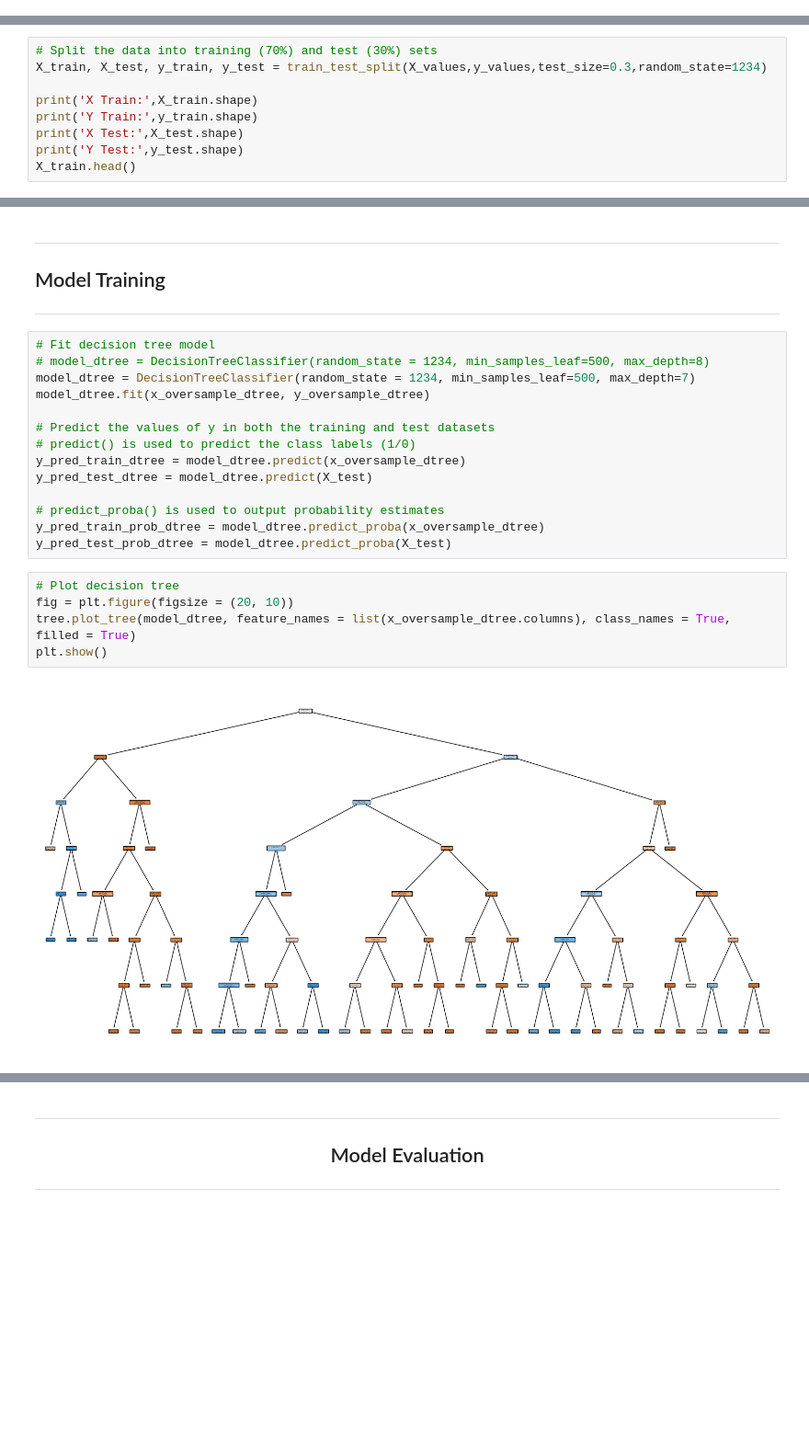
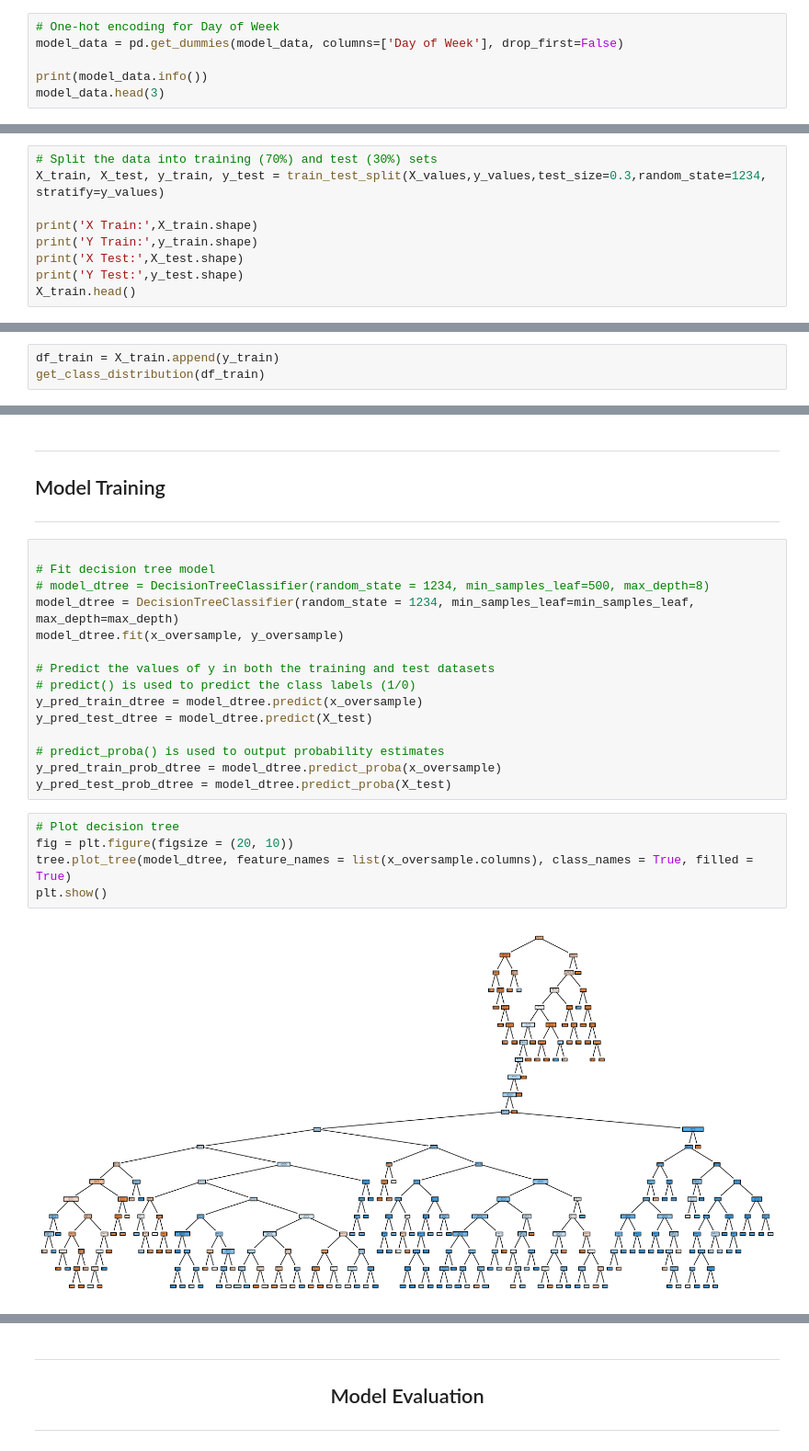
Before and after one commit to MaricrisResma/Detect-Credit-Card-Fraud-DT-RandomForest, a Jupyter notebook: DEV/Credit-Card-Fraud-Predictive-Model.ipynb, the cells around one changed output, grey strips where cells are left out. Shown at 92% size. Cells and saved outputs as stored; diff of their text form; blank space fills up the shorter version.

```diff
--- a/DEV/Credit-Card-Fraud-Predictive-Model.ipynb
+++ b/DEV/Credit-Card-Fraud-Predictive-Model.ipynb
@@ -776,0 +822,6 @@ None
+# %%
+# One-hot encoding for Day of Week
+model_data = pd.get_dummies(model_data, columns=['Day of Week'], drop_first=False)
+
+print(model_data.info())
+model_data.head(3)
@@ -863,7 +942,7 @@ Index(['Day', 'Amount', 'Hour', 'Date', 'Day of Week',
 ----------
 # %%
 # Split the data into training (70%) and test (30%) sets
-X_train, X_test, y_train, y_test = train_test_split(X_values,y_values,test_size=0.3,random_state=1234)
+X_train, X_test, y_train, y_test = train_test_split(X_values,y_values,test_size=0.3,random_state=1234, stratify=y_values)
 
 print('X Train:',X_train.shape)
 print('Y Train:',y_train.shape)
@@ -884,0 +978,3 @@ Y Test: (150000, 1)
+# %%
+df_train = X_train.append(y_train)
+get_class_distribution(df_train)
@@ -1012,26 +1257,27 @@ TypeError: float() argument must be a string or a real number, not 'Timestamp'
 ## Model Training
 ----------
 # %%
+
 # Fit decision tree model
 # model_dtree = DecisionTreeClassifier(random_state = 1234, min_samples_leaf=500, max_depth=8)
-model_dtree = DecisionTreeClassifier(random_state = 1234, min_samples_leaf=500, max_depth=7)
-model_dtree.fit(x_oversample_dtree, y_oversample_dtree)
+model_dtree = DecisionTreeClassifier(random_state = 1234, min_samples_leaf=min_samples_leaf, max_depth=max_depth)
+model_dtree.fit(x_oversample, y_oversample)
 
 # Predict the values of y in both the training and test datasets
 # predict() is used to predict the class labels (1/0)
-y_pred_train_dtree = model_dtree.predict(x_oversample_dtree)
+y_pred_train_dtree = model_dtree.predict(x_oversample)
 y_pred_test_dtree = model_dtree.predict(X_test)
 
 # predict_proba() is used to output probability estimates
-y_pred_train_prob_dtree = model_dtree.predict_proba(x_oversample_dtree)
+y_pred_train_prob_dtree = model_dtree.predict_proba(x_oversample)
 y_pred_test_prob_dtree = model_dtree.predict_proba(X_test)
 # %%
 # Plot decision tree
 fig = plt.figure(figsize = (20, 10))
-tree.plot_tree(model_dtree, feature_names = list(x_oversample_dtree.columns), class_names = True, filled = True)
+tree.plot_tree(model_dtree, feature_names = list(x_oversample.columns), class_names = True, filled = True)
 plt.show()
 # %% [output]
-[figure, old version]
+[figure, new version]
 # %%
 # Summary of Decision Tree Features
 dtree_summary = pd.DataFrame()
```
Also changed, not shown: parts of 77 cells of this notebook.
